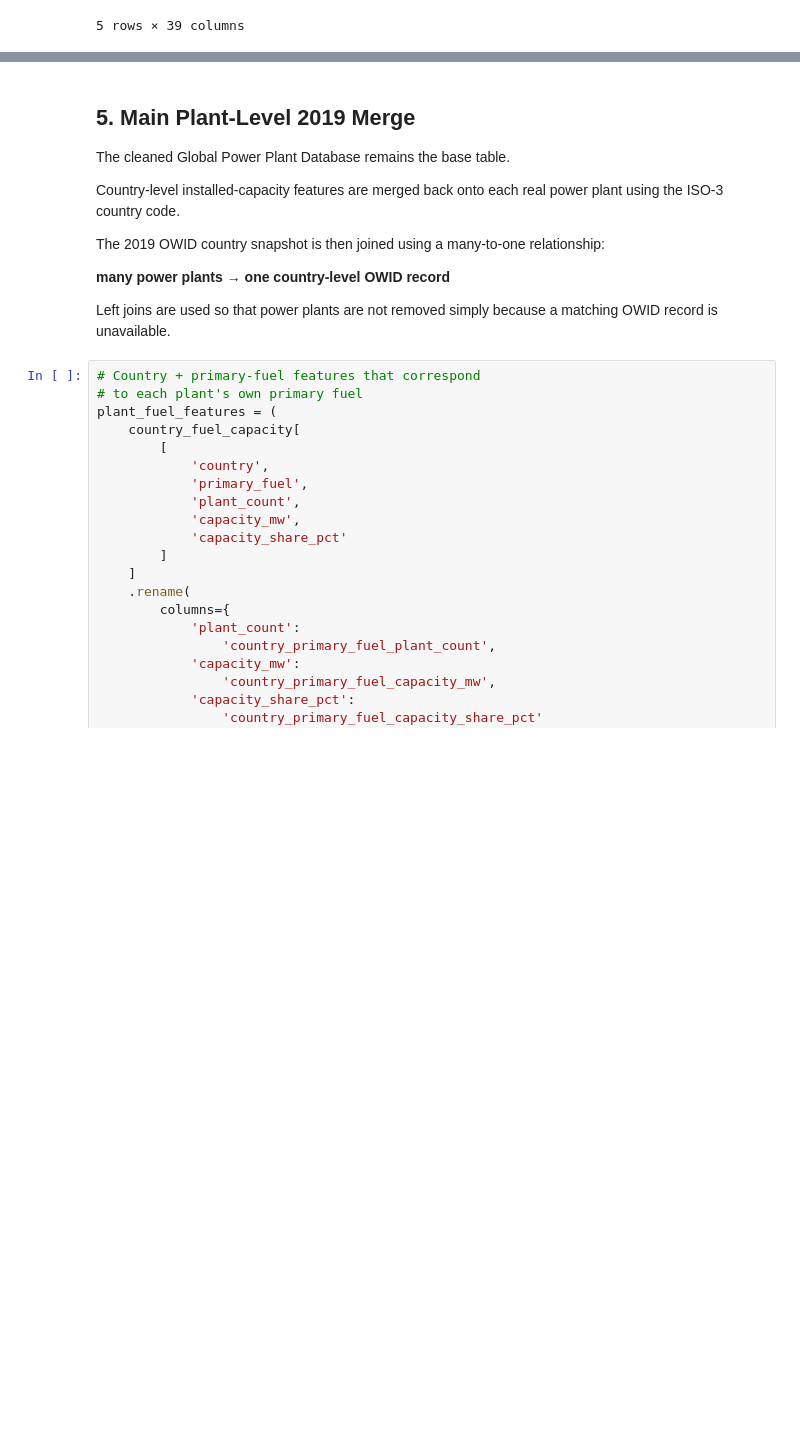
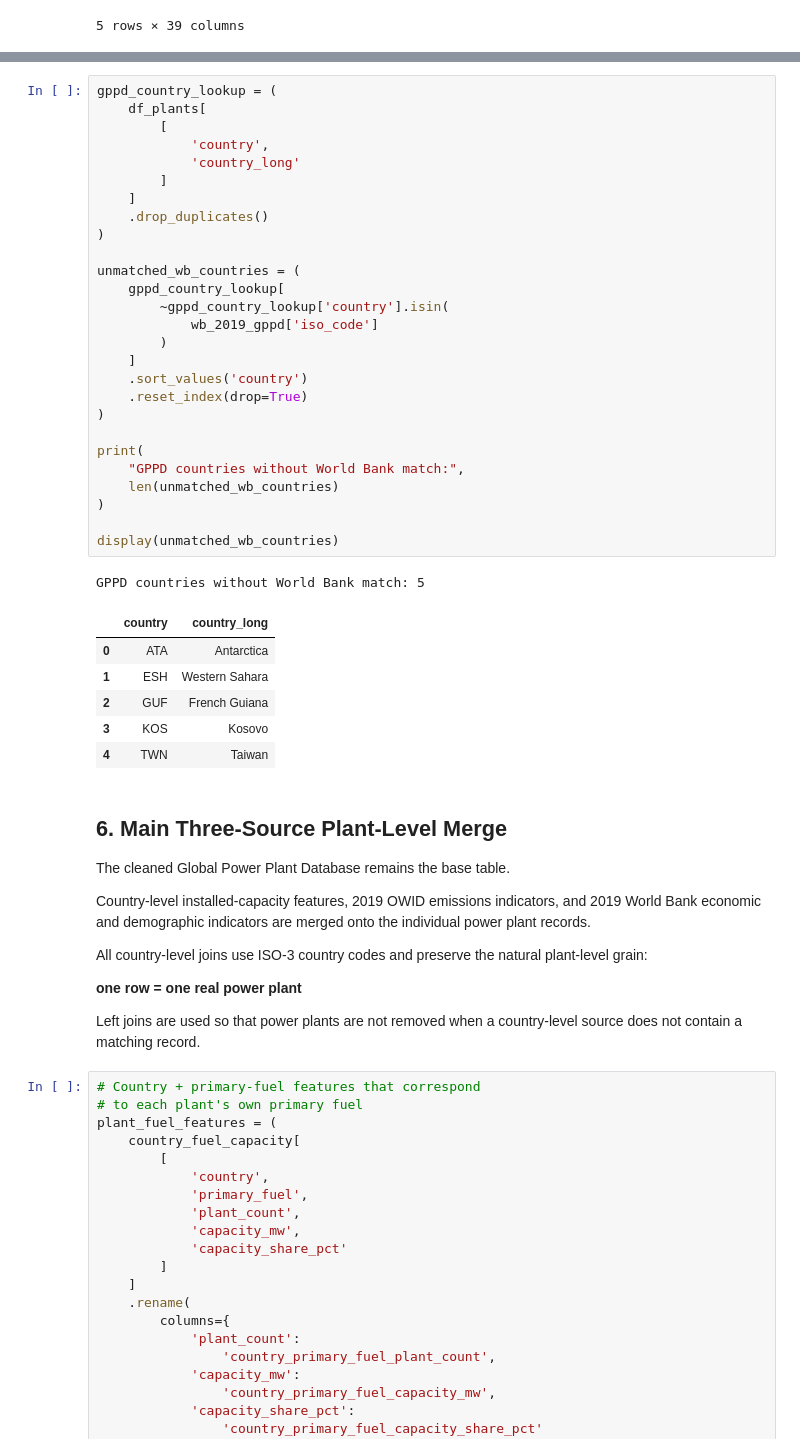
Before and after one commit to Sophia-A04/DSS150P-GroupEta-ProjectPipeline, a Jupyter notebook: notebooks/01_merge_prototype.ipynb, the cells around one changed output, grey strips where cells are left out. Saved outputs shown, nothing was run; the diff lists cells and outputs as text; blank space fills up the shorter version.

```diff
--- a/notebooks/01_merge_prototype.ipynb
+++ b/notebooks/01_merge_prototype.ipynb
@@ -622,15 +1174,50 @@ Final country feature table: (167, 39)
+# %%
+gppd_country_lookup = (
+    df_plants[
+        [
+            'country',
+            'country_long'
+        ]
+    ]
+    .drop_duplicates()
+)
+
+unmatched_wb_countries = (
+    gppd_country_lookup[
+        ~gppd_country_lookup['country'].isin(
+            wb_2019_gppd['iso_code']
+        )
+    ]
+    .sort_values('country')
+    .reset_index(drop=True)
+)
+
+print(
+    "GPPD countries without World Bank match:",
+    len(unmatched_wb_countries)
+)
+
+display(unmatched_wb_countries)
+# %% [output]
+GPPD countries without World Bank match: 5
+|  | country | country_long |
+| 0 | ATA | Antarctica |
+| 1 | ESH | Western Sahara |
+| 2 | GUF | French Guiana |
+| 3 | KOS | Kosovo |
+| 4 | TWN | Taiwan |
 # %% [markdown]
-## 5. Main Plant-Level 2019 Merge
+## 6. Main Three-Source Plant-Level Merge
 
 The cleaned Global Power Plant Database remains the base table.
 
-Country-level installed-capacity features are merged back onto each real power plant using the ISO-3 country code.
+Country-level installed-capacity features, 2019 OWID emissions indicators, and 2019 World Bank economic and demographic indicators are merged onto the individual power plant records.
 
-The 2019 OWID country snapshot is then joined using a many-to-one relationship:
+All country-level joins use ISO-3 country codes and preserve the natural plant-level grain:
 
-**many power plants → one country-level OWID record**
+**one row = one real power plant**
 
-Left joins are used so that power plants are not removed simply because a matching OWID record is unavailable.
+Left joins are used so that power plants are not removed when a country-level source does not contain a matching record.
 # %%
 # Country + primary-fuel features that correspond
 # to each plant's own primary fuel
```
Also changed, not shown: parts of 29 cells of this notebook, 2 other files.
